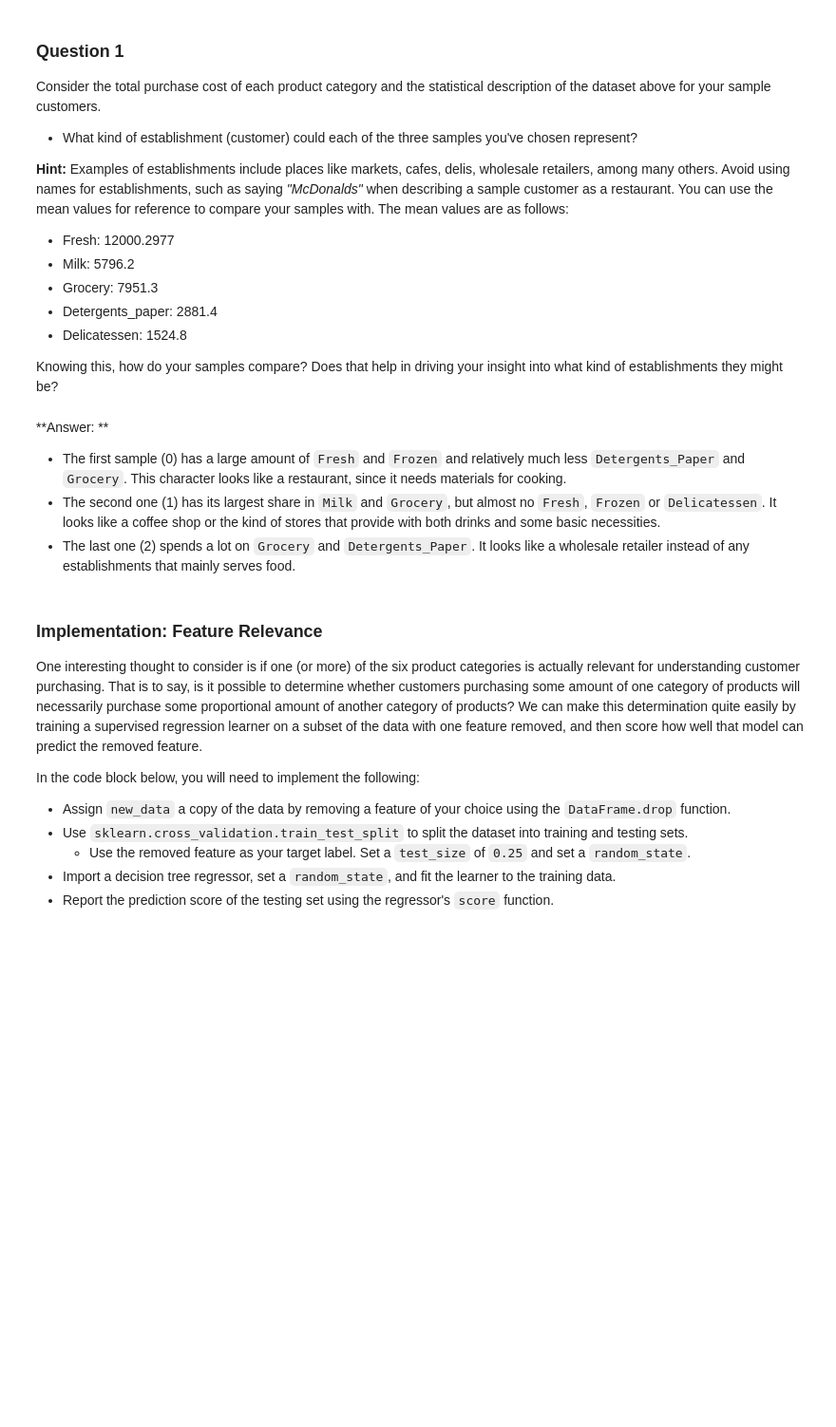
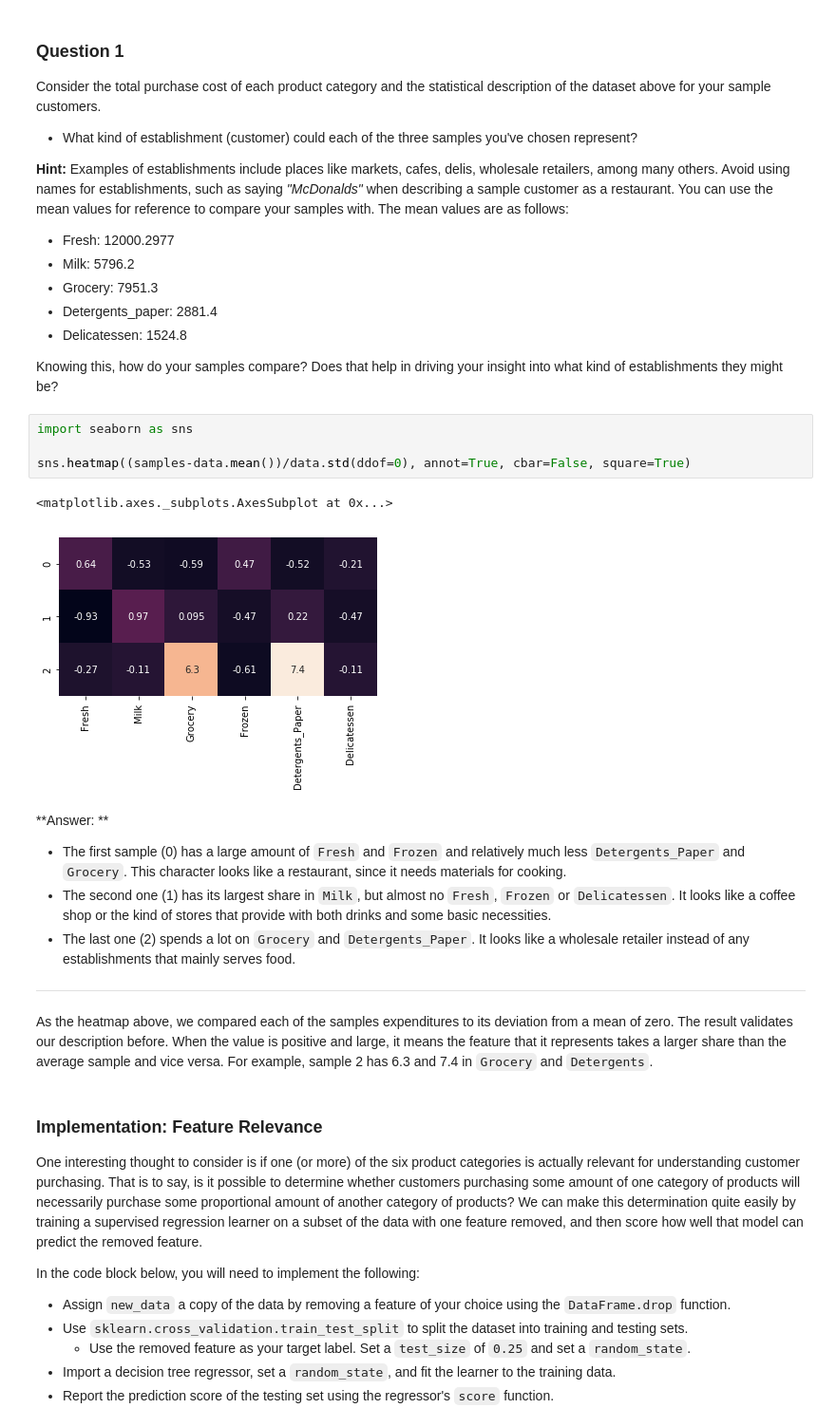
Before and after one commit to yihengli/machine-learning, a Jupyter notebook: projects/customer_segments/customer_segments.ipynb, the cells around one changed output. Shown: that part at 95% size. Saved outputs shown, nothing was run; the diff lists cells and outputs as text; blank space fills up the shorter version.

```diff
--- a/projects/customer_segments/customer_segments.ipynb
+++ b/projects/customer_segments/customer_segments.ipynb
@@ -87,12 +87,23 @@ Consider the total purchase cost of each product category and the statistical de
 * Delicatessen: 1524.8
 
 Knowing this, how do your samples compare? Does that help in driving your insight into what kind of establishments they might be?
+# %%
+import seaborn as sns
+
+sns.heatmap((samples-data.mean())/data.std(ddof=0), annot=True, cbar=False, square=True)
+# %% [output]
+<matplotlib.axes._subplots.AxesSubplot at 0x...>
+[figure, added]
 # %% [markdown]
 **Answer: **
 
 - The first sample (0) has a large amount of `Fresh` and `Frozen` and relatively much less `Detergents_Paper` and `Grocery`. This character looks like a restaurant, since it needs materials for cooking.
-- The second one (1) has its largest share in `Milk` and `Grocery`, but almost no `Fresh`, `Frozen` or `Delicatessen`. It looks like a coffee shop or the kind of stores that provide with both drinks and some basic necessities.
+- The second one (1) has its largest share in `Milk`, but almost no `Fresh`, `Frozen` or `Delicatessen`. It looks like a coffee shop or the kind of stores that provide with both drinks and some basic necessities.
 - The last one (2) spends a lot on `Grocery` and `Detergents_Paper`. It looks like a wholesale retailer instead of any establishments that mainly serves food.
+
+---
+
+As the heatmap above, we compared each of the samples expenditures to its deviation from a mean of zero. The result validates our description before. When the value is positive and large, it means the feature that it represents takes a larger share than the average sample and vice versa. For example, sample 2 has 6.3 and 7.4 in `Grocery` and `Detergents`.
 # %% [markdown]
 ### Implementation: Feature Relevance
 One interesting thought to consider is if one (or more) of the six product categories is actually relevant for understanding customer purchasing. That is to say, is it possible to determine whether customers purchasing some amount of one category of products will necessarily purchase some proportional amount of another category of products? We can make this determination quite easily by training a supervised regression learner on a subset of the data with one feature removed, and then score how well that model can predict the removed feature.
```
Also changed, not shown: parts of 4 cells of this notebook, 1 other file.
